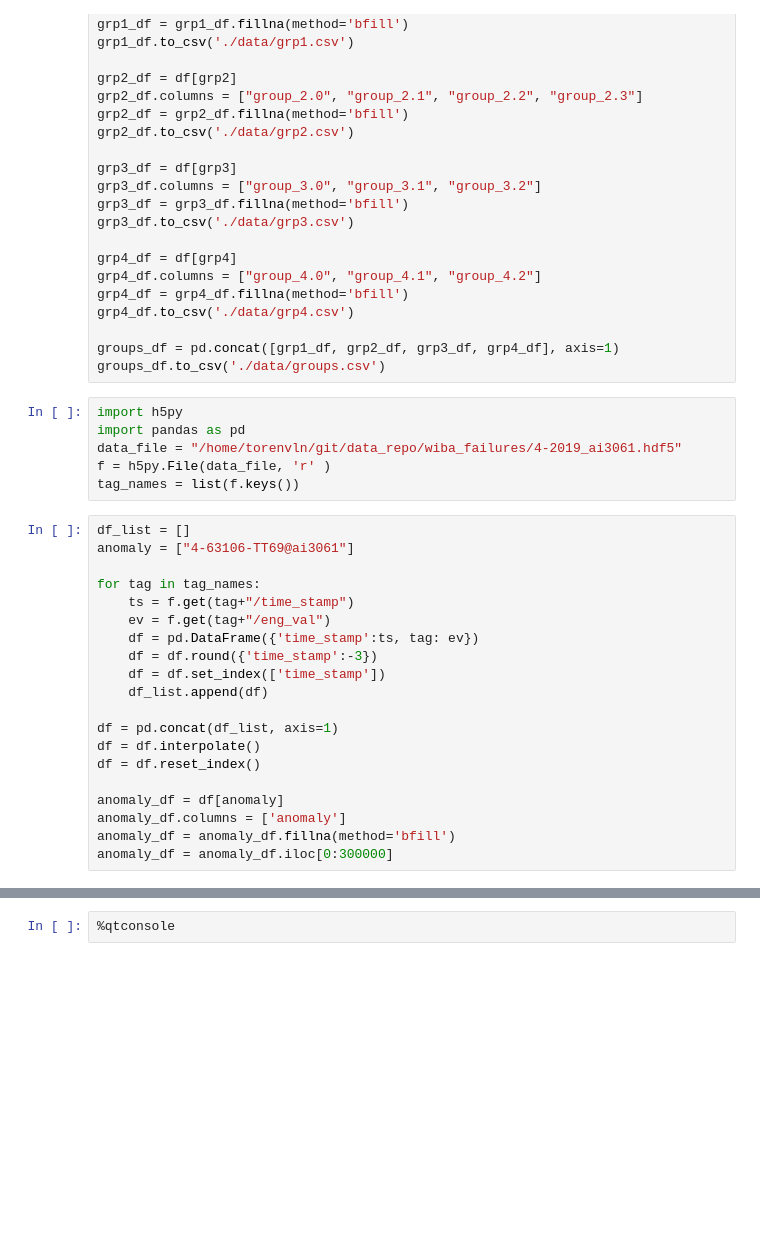
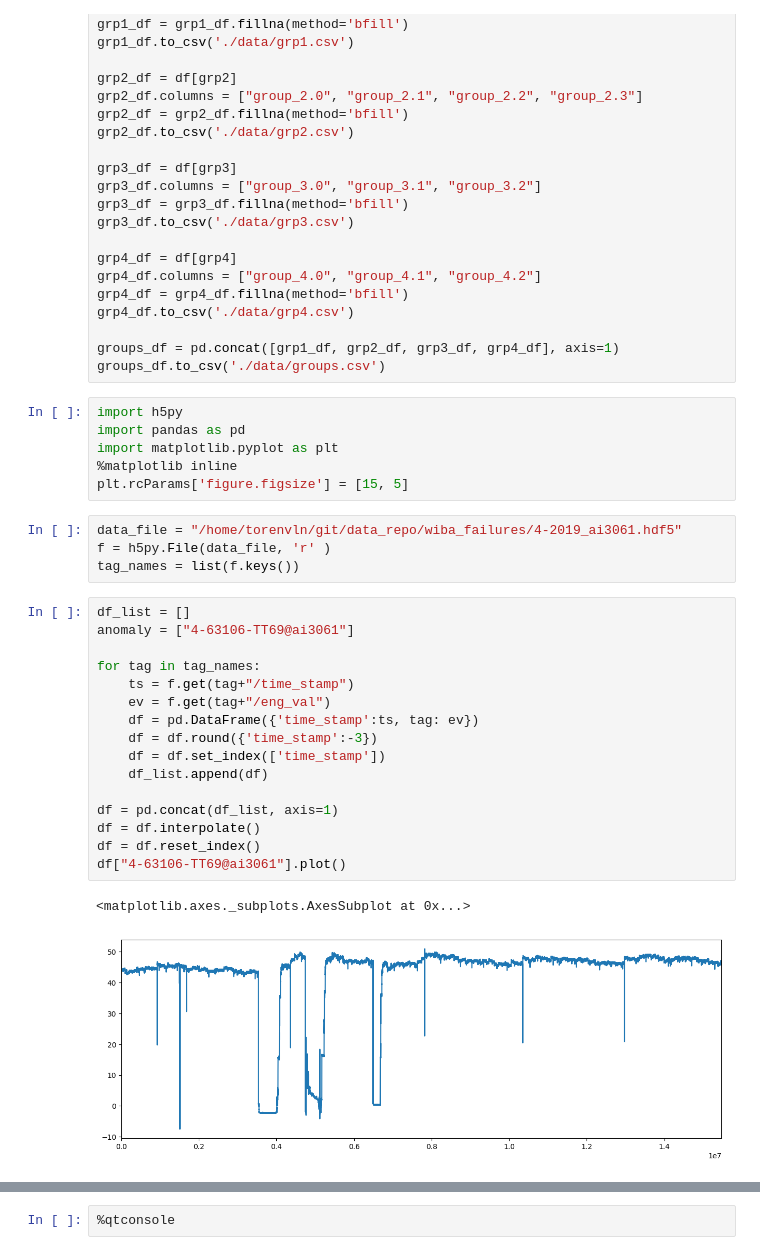
Before and after one commit to nick-torenvliet/bnp_time_series, a Jupyter notebook: jupyter/hdf5_convert.ipynb, the cells around one changed output, grey strips where cells are left out. Drawn from its saved outputs; the diff is of its cells as text; blank space fills up the shorter version.

Commit message:
cleaning up the data range for the first anomaly

```diff
--- a/jupyter/hdf5_convert.ipynb
+++ b/jupyter/hdf5_convert.ipynb
@@ -51,29 +51,32 @@ grp4_df.to_csv('./data/grp4.csv')
 
 groups_df = pd.concat([grp1_df, grp2_df, grp3_df, grp4_df], axis=1)
 groups_df.to_csv('./data/groups.csv')
+# %%
+import h5py
+import pandas as pd
+import matplotlib.pyplot as plt
+%matplotlib inline
+plt.rcParams['figure.figsize'] = [15, 5]
 # %%
-import h5py
-import pandas as pd
 data_file = "/home/torenvln/git/data_repo/wiba_failures/4-2019_ai3061.hdf5"
 f = h5py.File(data_file, 'r' )
 tag_names = list(f.keys())
 # %%
 df_list = []
 anomaly = ["4-63106-TT69@ai3061"]
 
 for tag in tag_names:
     ts = f.get(tag+"/time_stamp")
     ev = f.get(tag+"/eng_val")
     df = pd.DataFrame({'time_stamp':ts, tag: ev})
     df = df.round({'time_stamp':-3})
     df = df.set_index(['time_stamp'])
     df_list.append(df)
 
 df = pd.concat(df_list, axis=1)
 df = df.interpolate()
 df = df.reset_index()
-
-anomaly_df = df[anomaly]
-anomaly_df.columns = ['anomaly']
-anomaly_df = anomaly_df.fillna(method='bfill')
-anomaly_df = anomaly_df.iloc[0:300000]
+df["4-63106-TT69@ai3061"].plot()
+# %% [output]
+<matplotlib.axes._subplots.AxesSubplot at 0x...>
+[figure, added]
```
Also changed, not shown: parts of 3 cells of this notebook, 4 other files.
